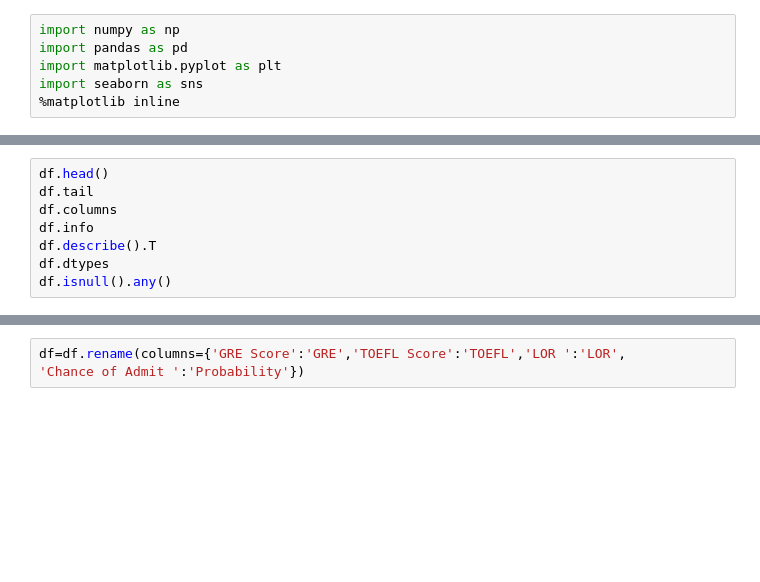
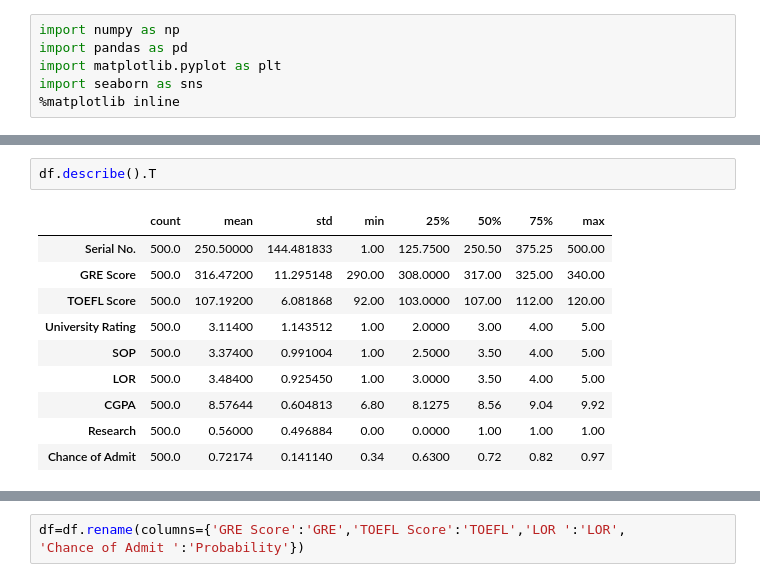
Before and after one commit to manikanta0345/Admission, a Jupyter notebook: Student_admission.ipynb, the cells around one changed output, grey strips where cells are left out. Saved outputs shown, nothing was run; the diff lists cells and outputs as text; blank space fills up the shorter version.

```diff
--- a/Student_admission.ipynb
+++ b/Student_admission.ipynb
@@ -10,8 +65,13 @@ df
 # %%
-df.head()
-df.tail
-df.columns
-df.info
 df.describe().T
-df.dtypes
-df.isnull().any()
+# %% [output]
+|  | count | mean | std | min | 25% | 50% | 75% | max |
+| Serial No. | 500.0 | 250.50000 | 144.481833 | 1.00 | 125.7500 | 250.50 | 375.25 | 500.00 |
+| GRE Score | 500.0 | 316.47200 | 11.295148 | 290.00 | 308.0000 | 317.00 | 325.00 | 340.00 |
+| TOEFL Score | 500.0 | 107.19200 | 6.081868 | 92.00 | 103.0000 | 107.00 | 112.00 | 120.00 |
+| University Rating | 500.0 | 3.11400 | 1.143512 | 1.00 | 2.0000 | 3.00 | 4.00 | 5.00 |
+| SOP | 500.0 | 3.37400 | 0.991004 | 1.00 | 2.5000 | 3.50 | 4.00 | 5.00 |
+| LOR | 500.0 | 3.48400 | 0.925450 | 1.00 | 3.0000 | 3.50 | 4.00 | 5.00 |
+| CGPA | 500.0 | 8.57644 | 0.604813 | 6.80 | 8.1275 | 8.56 | 9.04 | 9.92 |
+| Research | 500.0 | 0.56000 | 0.496884 | 0.00 | 0.0000 | 1.00 | 1.00 | 1.00 |
+| Chance of Admit | 500.0 | 0.72174 | 0.141140 | 0.34 | 0.6300 | 0.72 | 0.82 | 0.97 |
```
Also changed, not shown: parts of 26 cells of this notebook.
